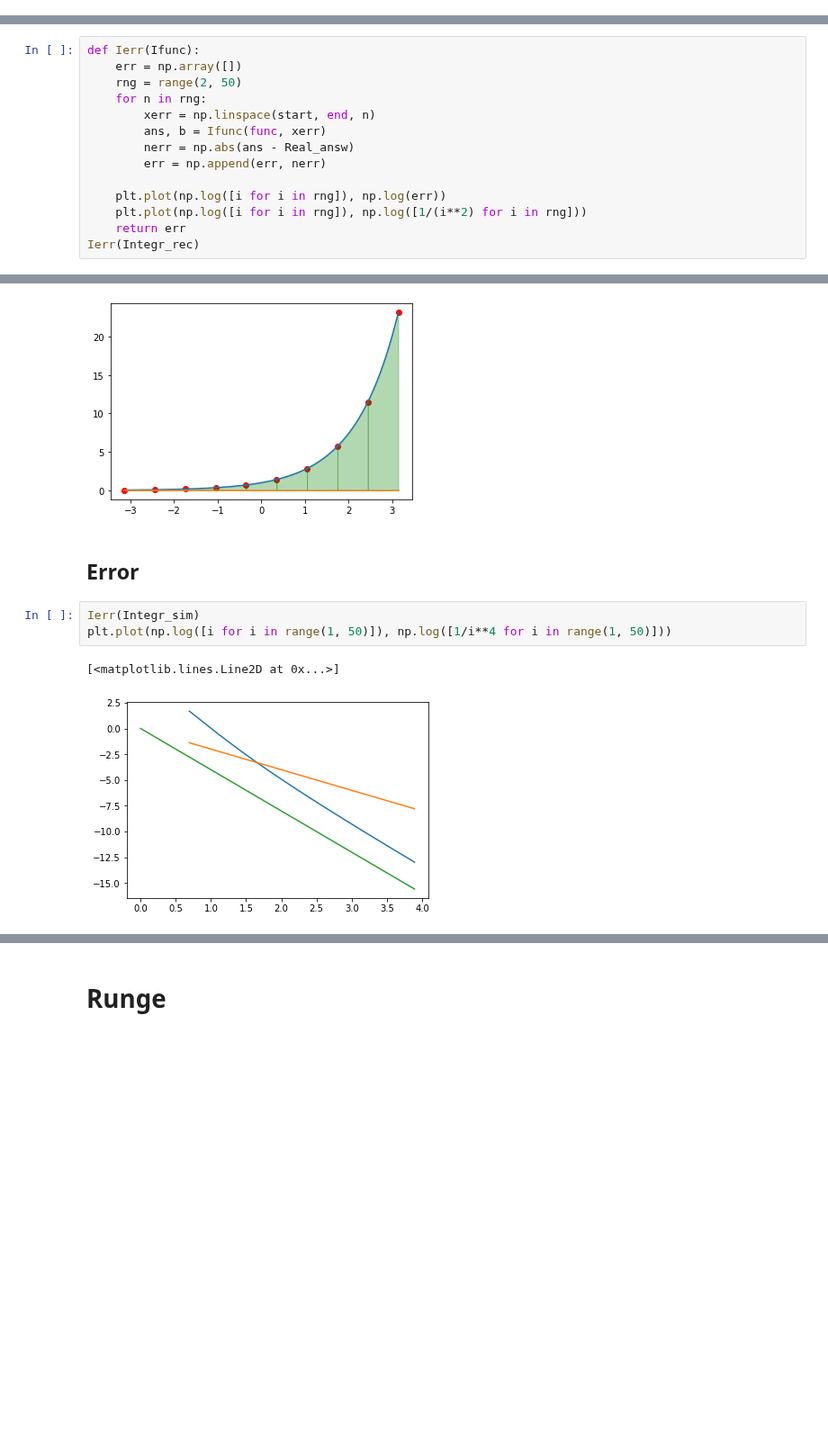
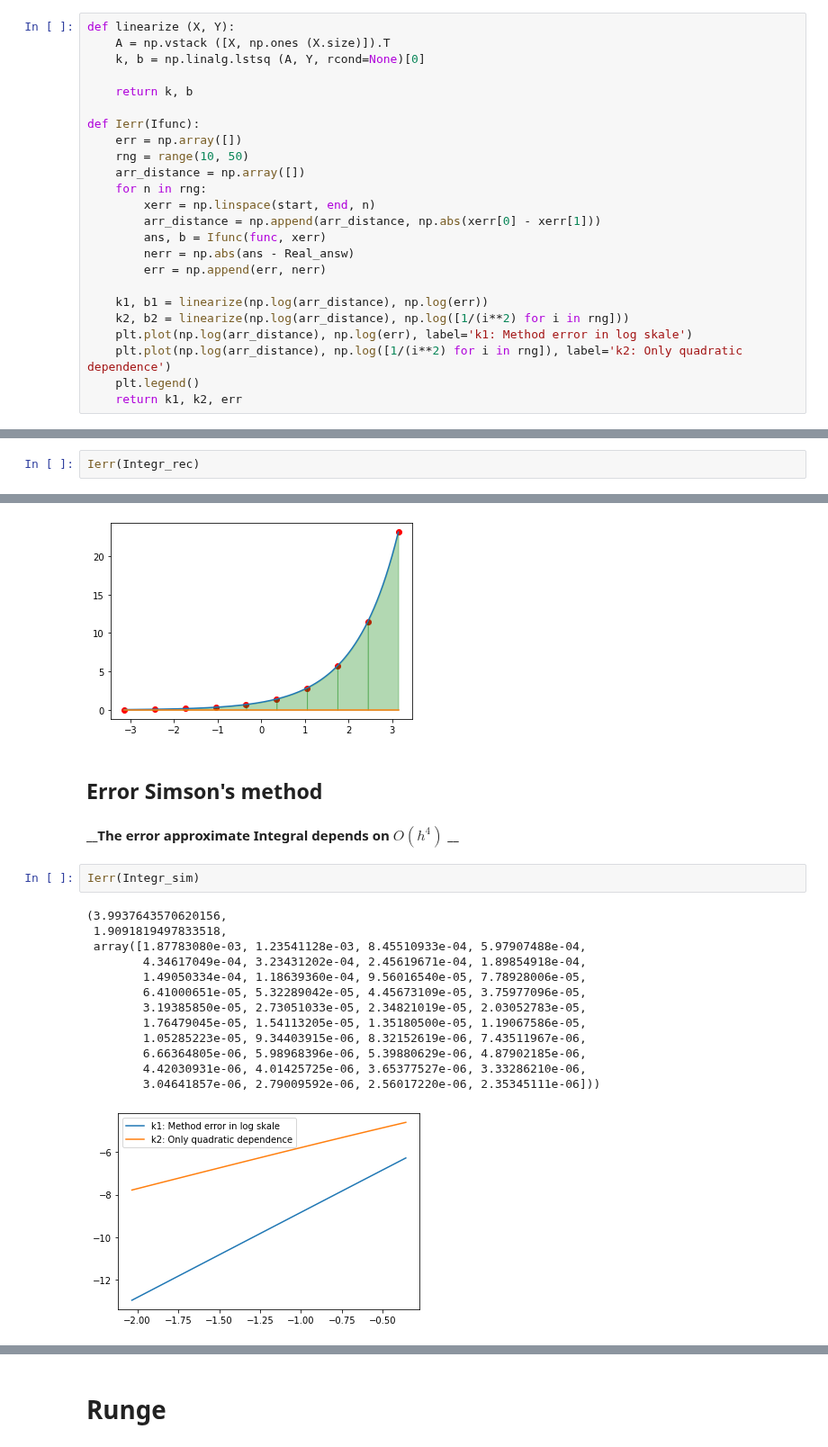
Before and after one commit to Kalik-Kun/MathCalcData, a Jupyter notebook: Lab5_Integration.ipynb, the cells around one changed output, grey strips where cells are left out. Shown at 90% size. Saved outputs shown, nothing was run; the diff lists cells and outputs as text; blank space fills up the shorter version.

```diff
--- a/Lab5_Integration.ipynb
+++ b/Lab5_Integration.ipynb
@@ -24,2 +53,26 @@ Real_answ = np.exp(end) - np.exp(start)
+# %%
+def linearize (X, Y):
+    A = np.vstack ([X, np.ones (X.size)]).T
+    k, b = np.linalg.lstsq (A, Y, rcond=None)[0]
+
+    return k, b
+
+def Ierr(Ifunc):
+    err = np.array([])
+    rng = range(10, 50)
+    arr_distance = np.array([])
+    for n in rng:
+        xerr = np.linspace(start, end, n)
+        arr_distance = np.append(arr_distance, np.abs(xerr[0] - xerr[1]))
+        ans, b = Ifunc(func, xerr)
+        nerr = np.abs(ans - Real_answ)
+        err = np.append(err, nerr)
+
+    k1, b1 = linearize(np.log(arr_distance), np.log(err))
+    k2, b2 = linearize(np.log(arr_distance), np.log([1/(i**2) for i in rng]))
+    plt.plot(np.log(arr_distance), np.log(err), label='k1: Method error in log skale')
+    plt.plot(np.log(arr_distance), np.log([1/(i**2) for i in rng]), label='k2: Only quadratic dependence')
+    plt.legend()
+    return k1, k2, err
 # %% [markdown]
 # Rectangles
@@ -56,15 +113,3 @@ Error: 7.131954898931454
 # %%
-def Ierr(Ifunc):
-    err = np.array([])
-    rng = range(2, 50)
-    for n in rng:
-        xerr = np.linspace(start, end, n)
-        ans, b = Ifunc(func, xerr)
-        nerr = np.abs(ans - Real_answ)
-        err = np.append(err, nerr)
-
-    plt.plot(np.log([i for i in rng]), np.log(err))
-    plt.plot(np.log([i for i in rng]), np.log([1/(i**2) for i in rng]))
-    return err
 Ierr(Integr_rec)
 # %% [output]
@@ -217,10 +286,21 @@ Integral_my: 23.099356545318102, Integral_real: 23.097478714515496
 Error: 0.0018778308026057289
 [figure]
 # %% [markdown]
-## Error
+## Error Simson's method
+#### __The error approximate Integral depends on $O(h^4)$ __
 # %%
 Ierr(Integr_sim)
-plt.plot(np.log([i for i in range(1, 50)]), np.log([1/i**4 for i in range(1, 50)]))
 # %% [output]
-[<matplotlib.lines.Line2D at 0x...>]
+(3.9937643570620156,
+ 1.9091819497833518,
+ array([1.87783080e-03, 1.23541128e-03, 8.45510933e-04, 5.97907488e-04,
+        4.34617049e-04, 3.23431202e-04, 2.45619671e-04, 1.89854918e-04,
+        1.49050334e-04, 1.18639360e-04, 9.56016540e-05, 7.78928006e-05,
+        6.41000651e-05, 5.32289042e-05, 4.45673109e-05, 3.75977096e-05,
+        3.19385850e-05, 2.73051033e-05, 2.34821019e-05, 2.03052783e-05,
+        1.76479045e-05, 1.54113205e-05, 1.35180500e-05, 1.19067586e-05,
+        1.05285223e-05, 9.34403915e-06, 8.32152619e-06, 7.43511967e-06,
+        6.66364805e-06, 5.98968396e-06, 5.39880629e-06, 4.87902185e-06,
+        4.42030931e-06, 4.01425725e-06, 3.65377527e-06, 3.33286210e-06,
+        3.04641857e-06, 2.79009592e-06, 2.56017220e-06, 2.35345111e-06]))
-[figure, old version]
+[figure, new version]
```
Also changed, not shown: parts of 21 cells of this notebook, 1 other file.
